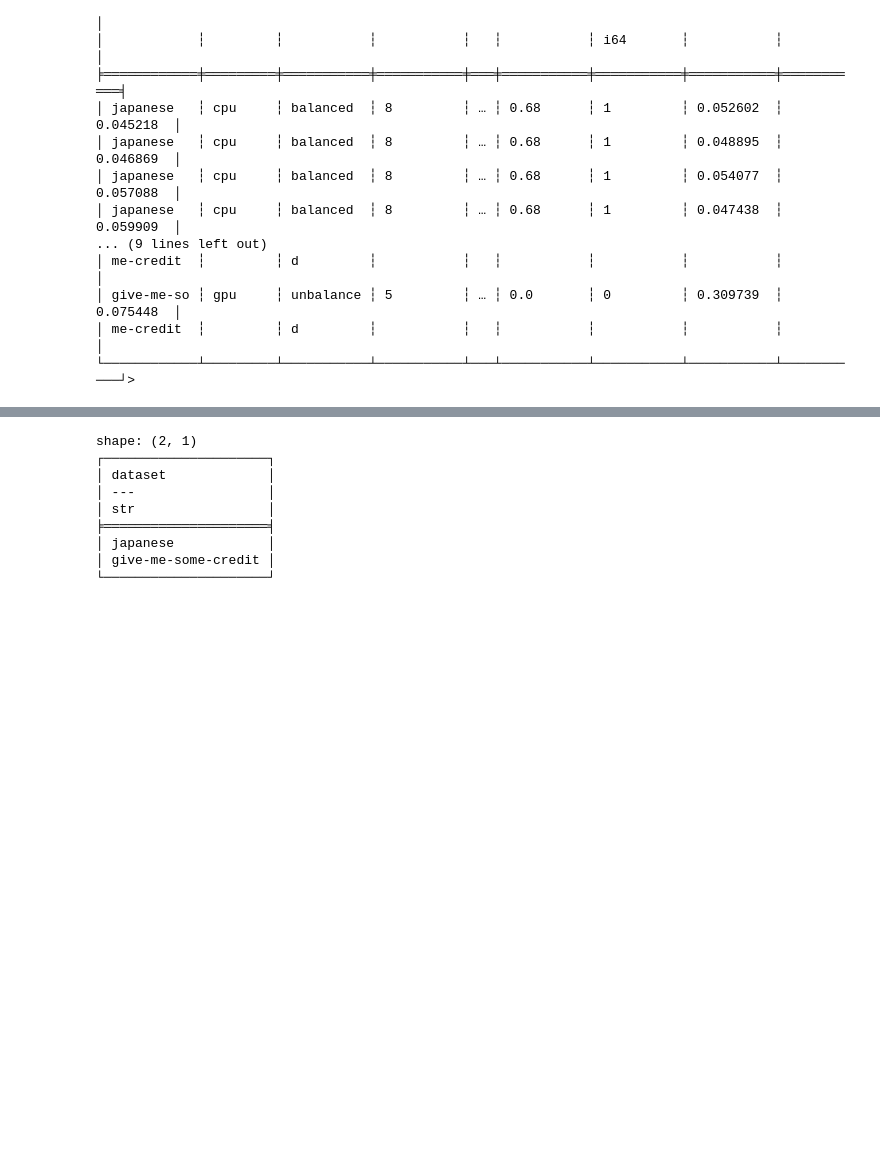
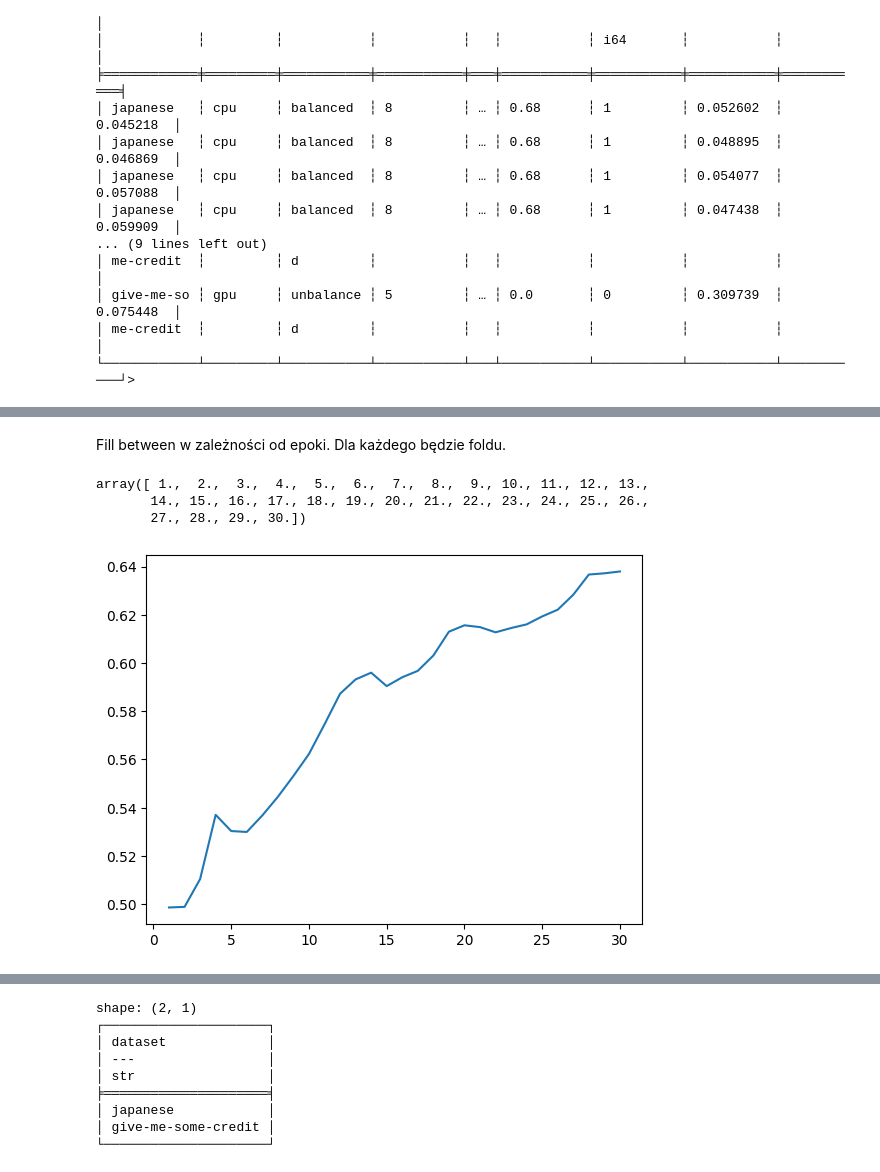
Before and after one commit to bojaruniec/credit-data-experiments, a Jupyter notebook: src/experiments/analiza_danych.ipynb, the cells around one changed output, grey strips where cells are left out. Drawn from its saved outputs; the diff is of its cells as text; code cells hidden in the pictures; blank space fills up the shorter version.

```diff
--- a/src/experiments/analiza_danych.ipynb
+++ b/src/experiments/analiza_danych.ipynb
@@ -43,0 +182,19 @@ Sprawdzenie, czy GPU lending club dla modelu nr 0 jest uwzględniony
+# %% [markdown]
+Fill between w zależności od epoki. Dla każdego będzie foldu.
+# %%
+lst_conditions = [pl.col('dataset') == 'lending-club', pl.col('balanced') == 'balanced', pl.col('model_config_num')== 20, pl.col('layers') == 3, pl.col('optimizer') == 'adam']
+pl_data1= pl_data.filter(lst_conditions).select('cpu_gpu', 'fold','epoch', 'false_negatives', 'false_positives', 'true_negatives', 'true_positives', 'precision', 'recall', 'binary_accuracy').sort('fold','cpu_gpu', 'epoch')
+# %%
+np_data = pl_data1.filter(pl.col('cpu_gpu')=='cpu', pl.col('fold') == 1).select('epoch','binary_accuracy').to_numpy()
+# %%
+np_data[:,0]
+# %% [output]
+array([ 1.,  2.,  3.,  4.,  5.,  6.,  7.,  8.,  9., 10., 11., 12., 13.,
+       14., 15., 16., 17., 18., 19., 20., 21., 22., 23., 24., 25., 26.,
+       27., 28., 29., 30.])
+# %%
+fig, ax = plt.subplots()
+ax.plot(np_data[:,0], np_data[:,1])
+plt.show()
+# %% [output]
+[figure, added]
```
Also changed, not shown: parts of 37 cells of this notebook, 7 other files.
